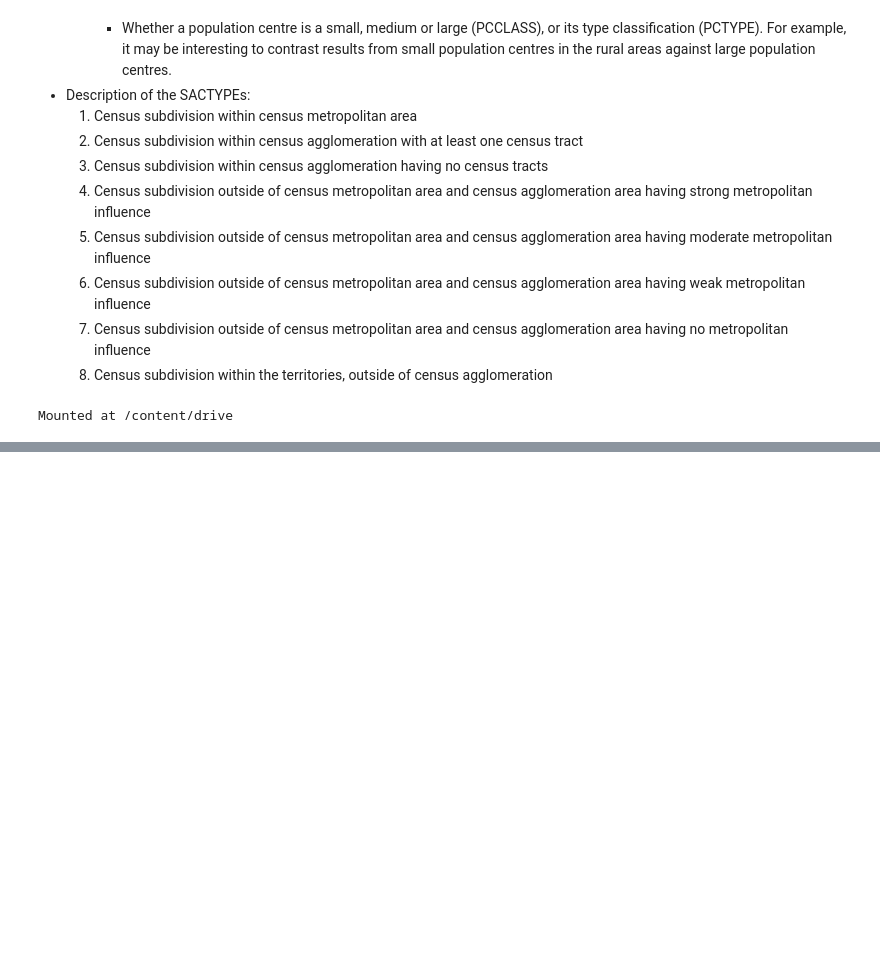
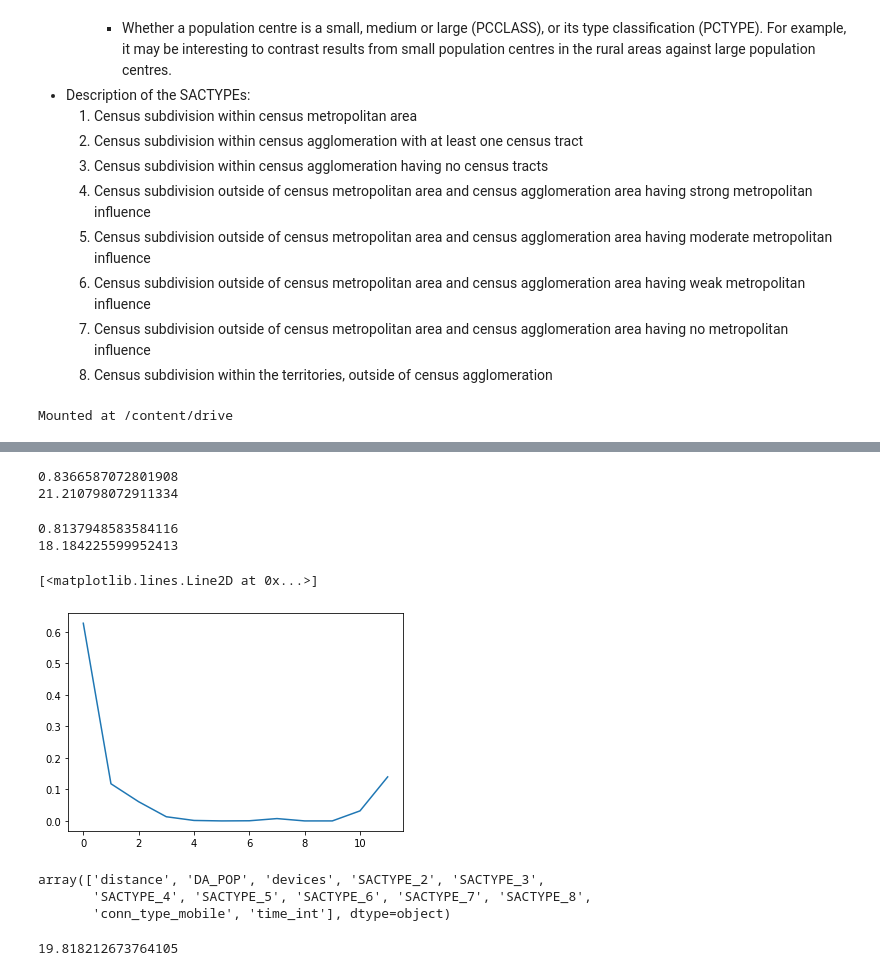
Before and after one commit to rennydoig/ssc22-case-comp, a Jupyter notebook: sonny_dir/F11-forecasting-sactype.ipynb, the cells around one changed output, grey strips where cells are left out. Drawn from its saved outputs; the diff is of its cells as text; code cells hidden in the pictures; blank space fills up the shorter version.

```diff
--- a/sonny_dir/F11-forecasting-sactype.ipynb
+++ b/sonny_dir/F11-forecasting-sactype.ipynb
@@ -309,0 +328,56 @@ OLSresult
+# %%
+from sklearn.ensemble import RandomForestRegressor
+
+lin_x_train = lin_train_set.drop(columns=['avg_d_mbps'])
+lin_y_train = lin_train_set[['avg_d_mbps']]
+
+regressor = RandomForestRegressor(n_estimators=20,
+                                  random_state=0,
+                                  oob_score=True)
+regressor.fit(lin_x_train, lin_y_train)
+y_pred = regressor.predict(lin_x_valid)
+y_pred
+RF_oob_score = regressor.oob_score_
+RF_rmse = np.sqrt(np.sum(np.square(y_pred - f_set['avg_d_mbps'])) / len(f_set))
+print(RF_oob_score)
+print(RF_rmse)
+# %% [output]
+0.8366587072801908
+21.210798072911334
+# %%
+from sklearn.ensemble import GradientBoostingRegressor
+
+gbr = GradientBoostingRegressor(n_estimators=100,
+                                 learning_rate=0.1,
+                                 random_state=0).fit(lin_x_train, lin_y_train)
+gbr_pred = gbr.predict(lin_x_valid)
+print(gbr.score(lin_x_valid, lin_y_valid))
+gbr_rmse = np.sqrt(np.sum(np.square(gbr_pred - f_set['avg_d_mbps']))/len(f_set) )
+print(gbr_rmse)
+# %% [output]
+0.8137948583584116
+18.184225599952413
+# %%
+plt.plot(gbr.feature_importances_)
+# %% [output]
+[<matplotlib.lines.Line2D at 0x...>]
+[figure, added]
+# %%
+gbr.feature_names_in_
+# %% [output]
+array(['distance', 'DA_POP', 'devices', 'SACTYPE_2', 'SACTYPE_3',
+       'SACTYPE_4', 'SACTYPE_5', 'SACTYPE_6', 'SACTYPE_7', 'SACTYPE_8',
+       'conn_type_mobile', 'time_int'], dtype=object)
+# %%
+import lightgbm as ltb
+
+ltb_reg = ltb.LGBMRegressor(n_estimators=100,
+                            learning_rate=0.1,
+                            random_state=0
+                            ).fit(lin_x_train, lin_y_train)
+ltb_pred = ltb_reg.predict(lin_x_valid)
+# print(ltb_reg.score(lin_x_valid, lin_y_valid))
+ltb_rmse = np.sqrt(np.sum(np.square(ltb_pred - f_set['avg_d_mbps']))/len(f_set) )
+print(ltb_rmse)
+# %% [output]
+19.818212673764105
```
Also changed, not shown: parts of 13 cells of this notebook, 8 other files.
